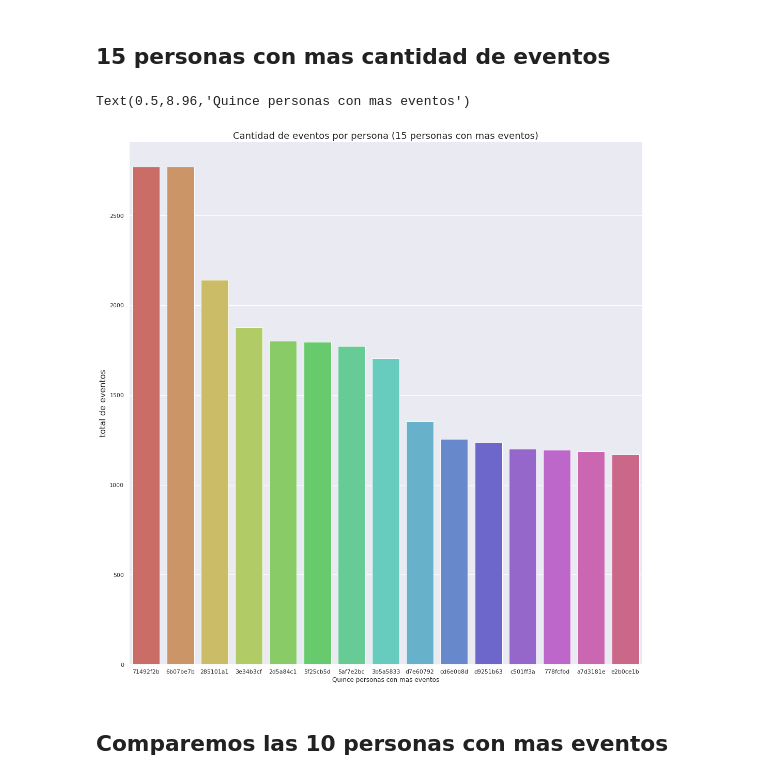
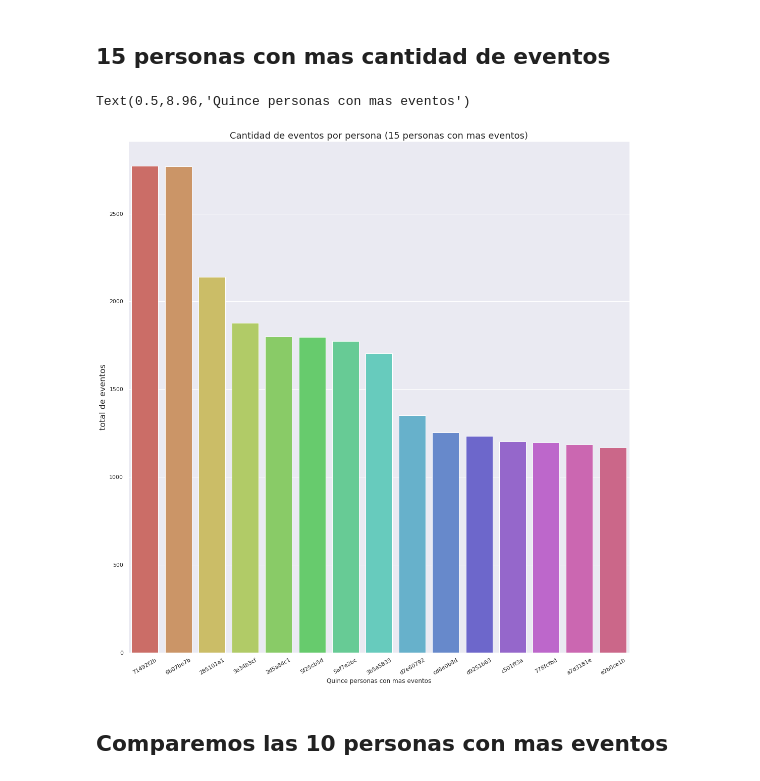
Before and after one commit to shizus/orga-2018-2c, a Jupyter notebook: person.ipynb, the cells around one changed output. Saved outputs shown, nothing was run; the diff lists cells and outputs as text; code cells hidden in the pictures.

```diff
--- a/person.ipynb
+++ b/person.ipynb
@@ -66,13 +67,14 @@ array(['71492f2b', '6b07be7b', '285101a1', '3e34b3cf', '2d5a84c1',
 # %% [markdown]
 ## 15 personas con  mas cantidad de eventos
 # %%
-sns.catplot(x="person", y="event", kind = "bar", data = PPE.head(15), height = 15,aspect = 1, palette="hls")
+g = sns.catplot(x="person", y="event", kind = "bar", data = PPE.head(15), height = 15,aspect = 1, palette="hls")
+g.set_xticklabels(rotation=30)
 plt.title('Cantidad de eventos por persona (15 personas con mas eventos)', fontsize = 18)
 plt.ylabel('total de eventos', fontsize = 16)
 plt.xlabel('Quince personas con mas eventos', fontsize = 12)
 # %% [output]
 Text(0.5,8.96,'Quince personas con mas eventos')
-[figure, old version]
+[figure, new version]
 # %% [markdown]
 ## Comparemos las 10 personas con mas eventos
 # %%
```
Also changed, not shown: parts of 23 cells of this notebook.
